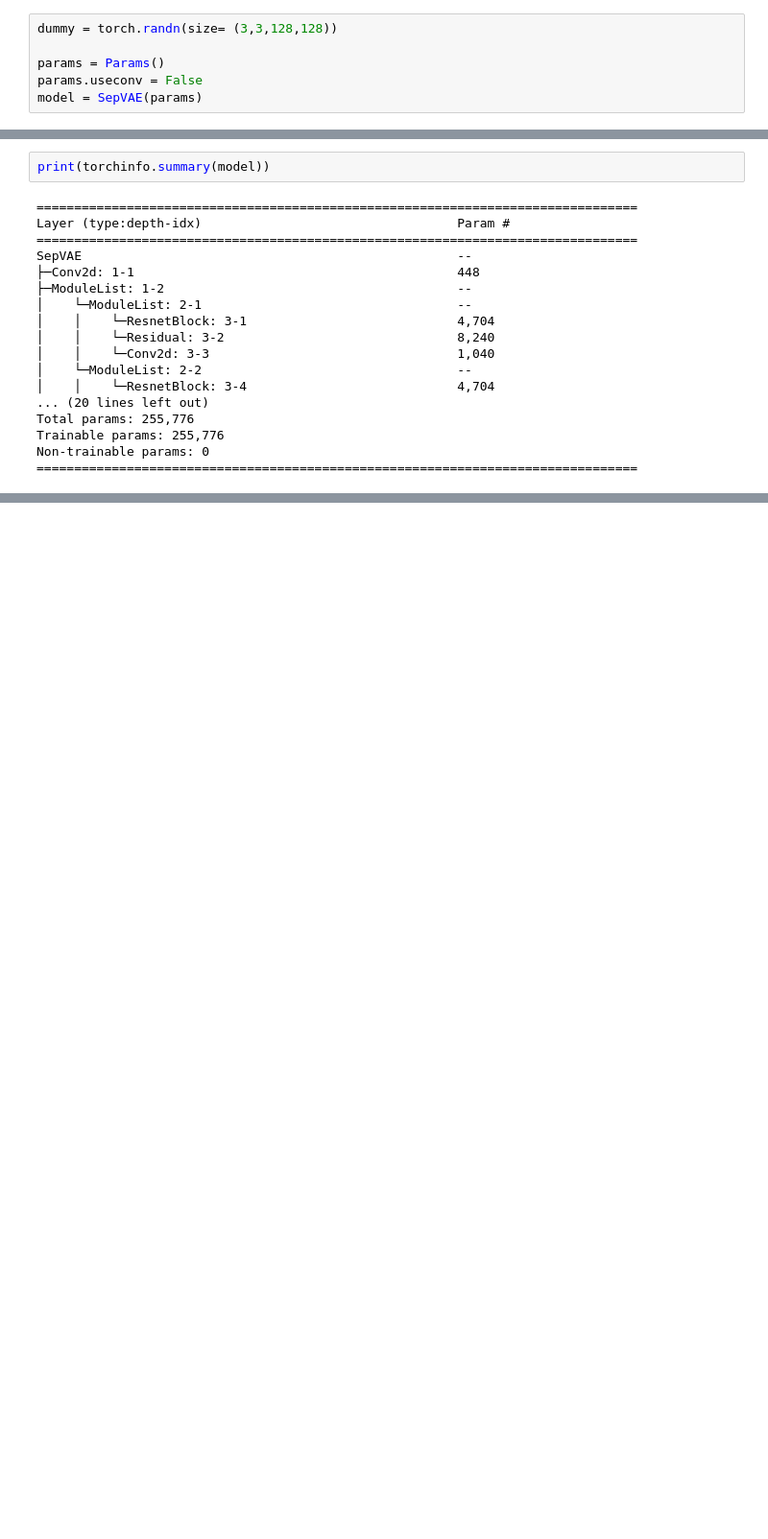
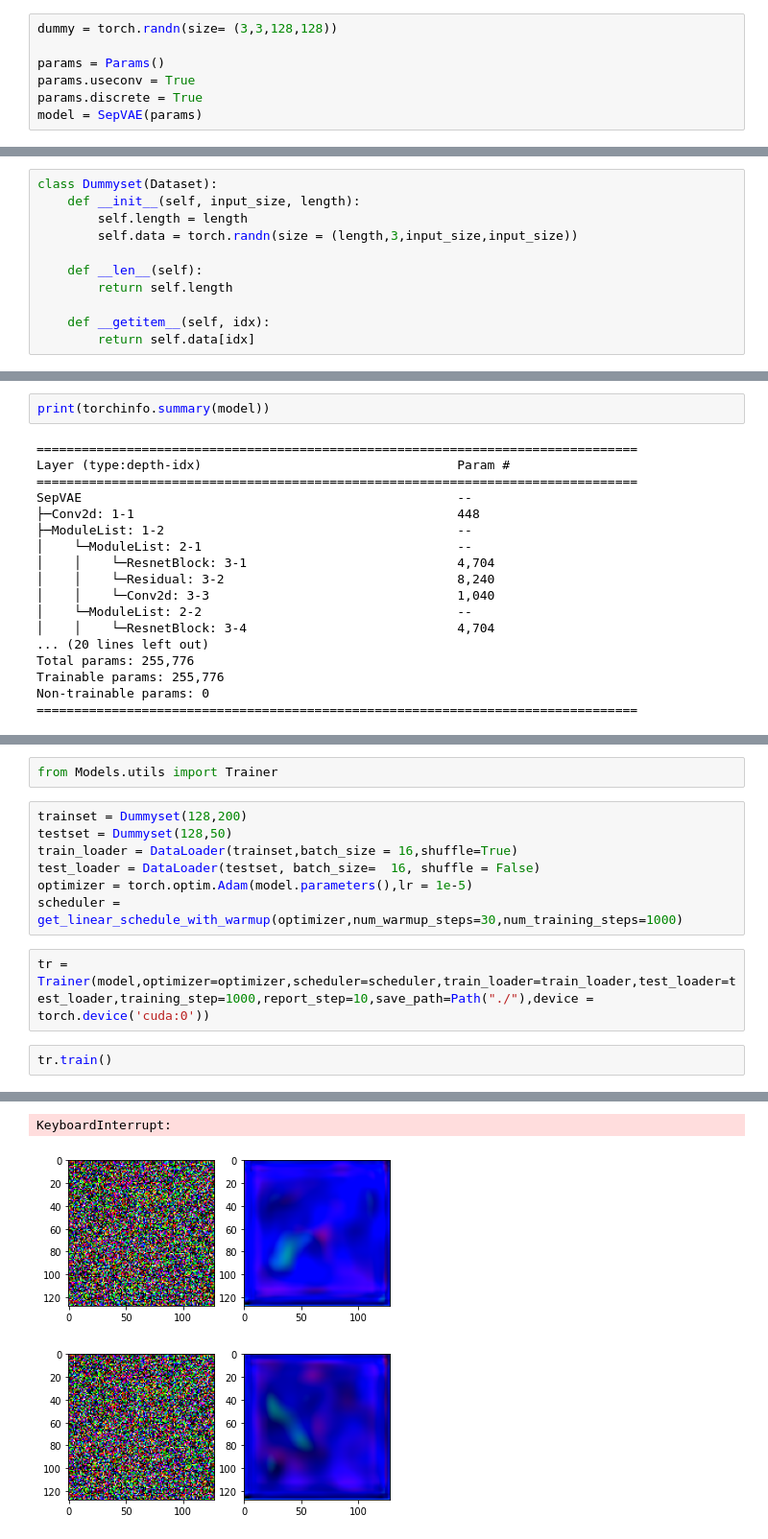
Before and after one commit to TeCai/Sepvae, a Jupyter notebook: test.ipynb, the cells around one changed output, grey strips where cells are left out. Shown: that part at 96% size. Drawn from its saved outputs; the diff is of its cells as text; blank space fills up the shorter version.

Commit message:
discrete supporter

```diff
--- a/test.ipynb
+++ b/test.ipynb
@@ -28,7 +21,8 @@ torch.Size([3, 17, 8, 16])
 dummy = torch.randn(size= (3,3,128,128))
 
 params = Params()
-params.useconv = False
+params.useconv = True
+params.discrete = True
 model = SepVAE(params)
 # %%
 print(torchinfo.summary(model))
@@ -53,5 +47,16 @@ Non-trainable params: 0
 # %%
 with torch.no_grad():
     a = model(dummy)
+# %%
+class Dummyset(Dataset):
+    def __init__(self, input_size, length):
+        self.length = length
+        self.data = torch.randn(size = (length,3,input_size,input_size))
+
+    def __len__(self):
+        return self.length
+
+    def __getitem__(self, idx):
+        return self.data[idx]
 # %%
 with torch.no_grad():
@@ -183,0 +84,14 @@ class Trainer:
+# %%
+from Models.utils import Trainer
+# %%
+trainset = Dummyset(128,200)
+testset = Dummyset(128,50)
+train_loader = DataLoader(trainset,batch_size = 16,shuffle=True)
+test_loader = DataLoader(testset, batch_size=  16, shuffle = False)
+optimizer = torch.optim.Adam(model.parameters(),lr = 1e-5)
+scheduler = get_linear_schedule_with_warmup(optimizer,num_warmup_steps=30,num_training_steps=1000)
+# %%
+tr = Trainer(model,optimizer=optimizer,scheduler=scheduler,train_loader=train_loader,test_loader=test_loader,training_step=1000,report_step=10,save_path=Path("./"),device = torch.device('cuda:0'))
+# %%
+tr.train()
+# %% [output]
@@ -183,0 +115,3 @@ class Trainer:
+KeyboardInterrupt:
+[figure, added]
+[figure, added]
```
Also changed, not shown: parts of 12 cells of this notebook, 4 other files.
